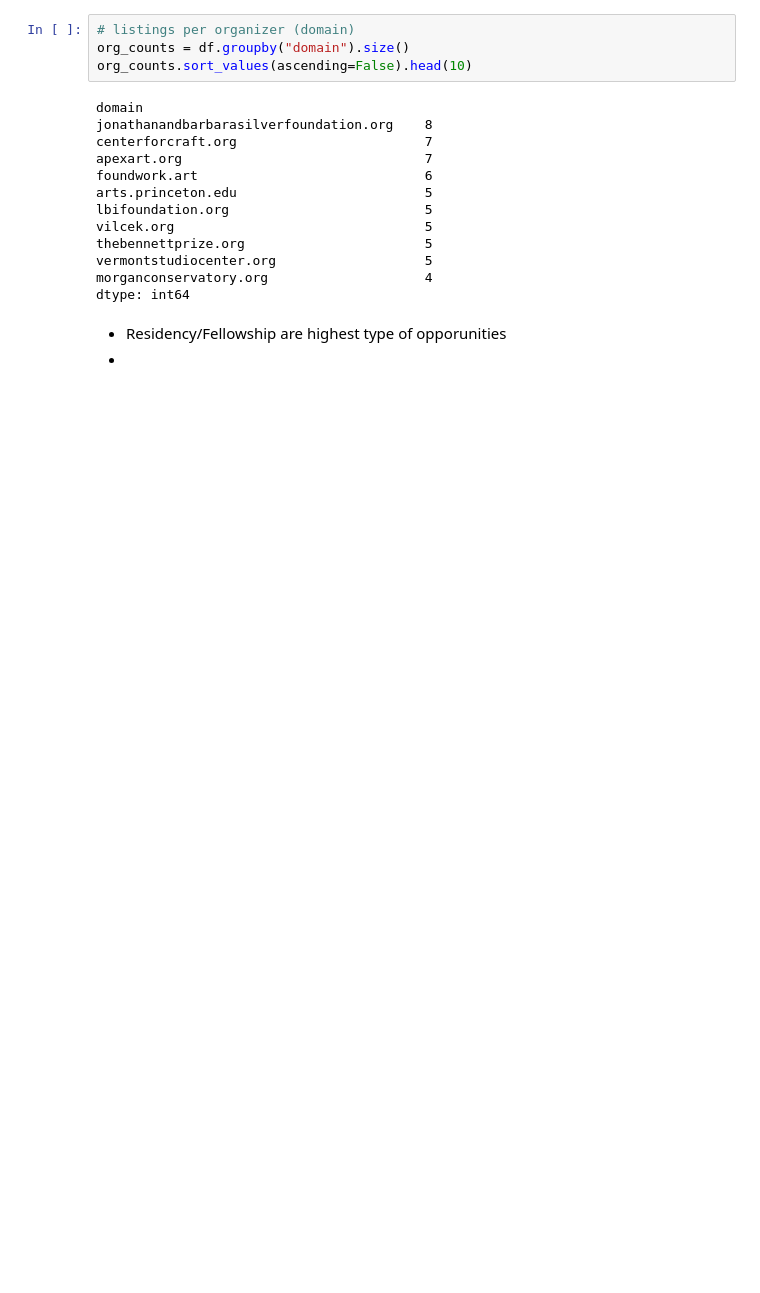
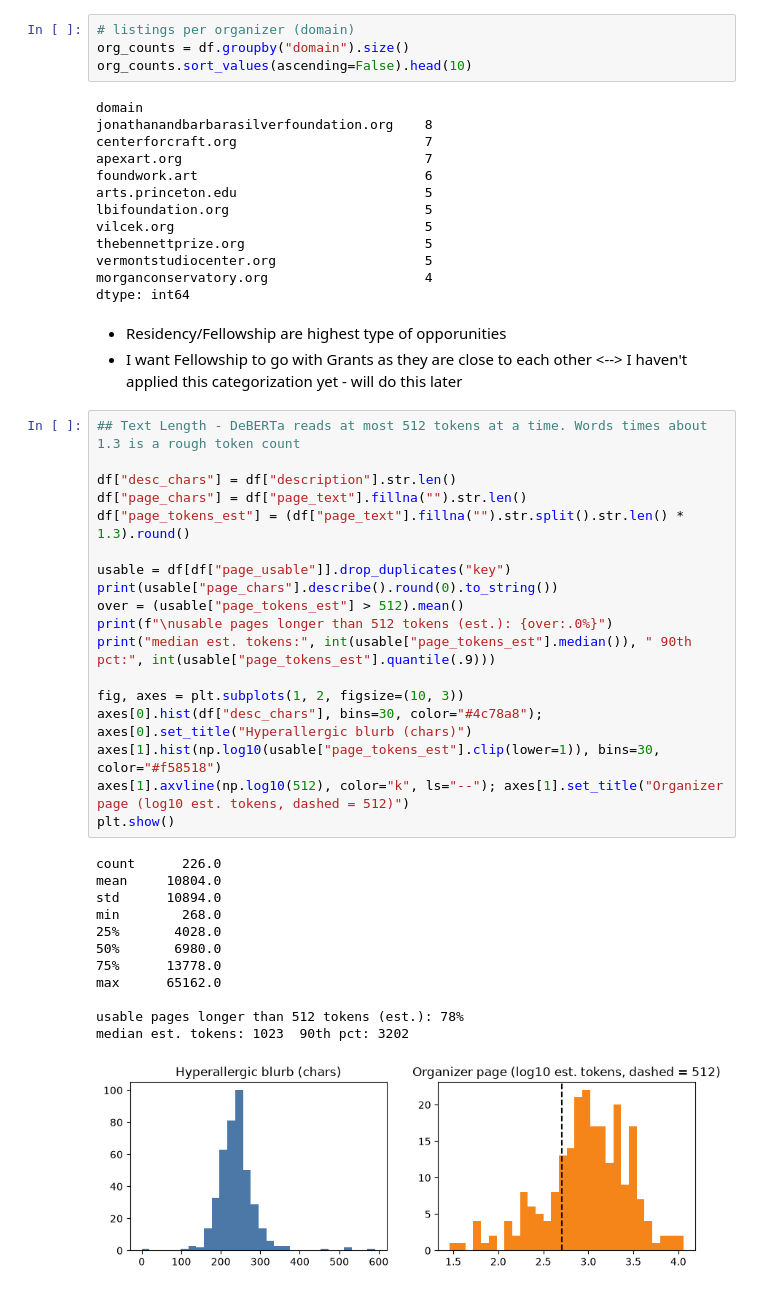
Before and after one commit to Erdos-Projects/fall-2026-artist-opportunity-finder, a Jupyter notebook: notebooks/EDA+Preprocessing.ipynb, the cells around one changed output. Cells and saved outputs as stored; diff of their text form; blank space fills up the shorter version.

```diff
--- a/notebooks/EDA+Preprocessing.ipynb
+++ b/notebooks/EDA+Preprocessing.ipynb
@@ -461,6 +493,37 @@ thebennettprize.org                       5
 vermontstudiocenter.org                   5
 morganconservatory.org                    4
 dtype: int64
-# %% [markdown]
-- Residency/Fellowship are highest type of opporunities
--
+# %% [markdown]
+- Residency/Fellowship are highest type of opporunities
+- I want Fellowship to go with Grants as they are close to each other <--> I haven't applied this categorization yet - will do this later
+# %%
+## Text Length - DeBERTa reads at most 512 tokens at a time. Words times about 1.3 is a rough token count
+
+df["desc_chars"] = df["description"].str.len()
+df["page_chars"] = df["page_text"].fillna("").str.len()
+df["page_tokens_est"] = (df["page_text"].fillna("").str.split().str.len() * 1.3).round()
+
+usable = df[df["page_usable"]].drop_duplicates("key")
+print(usable["page_chars"].describe().round(0).to_string())
+over = (usable["page_tokens_est"] > 512).mean()
+print(f"\nusable pages longer than 512 tokens (est.): {over:.0%}")
+print("median est. tokens:", int(usable["page_tokens_est"].median()), " 90th pct:", int(usable["page_tokens_est"].quantile(.9)))
+
+fig, axes = plt.subplots(1, 2, figsize=(10, 3))
+axes[0].hist(df["desc_chars"], bins=30, color="#4c78a8"); axes[0].set_title("Hyperallergic blurb (chars)")
+axes[1].hist(np.log10(usable["page_tokens_est"].clip(lower=1)), bins=30, color="#f58518")
+axes[1].axvline(np.log10(512), color="k", ls="--"); axes[1].set_title("Organizer page (log10 est. tokens, dashed = 512)")
+plt.show()
+# %% [output]
+count      226.0
+mean     10804.0
+std      10894.0
+min        268.0
+25%       4028.0
+50%       6980.0
+75%      13778.0
+max      65162.0
+
+usable pages longer than 512 tokens (est.): 78%
+median est. tokens: 1023  90th pct: 3202
+[figure, added]
```
Also changed, not shown: parts of 23 cells of this notebook.
